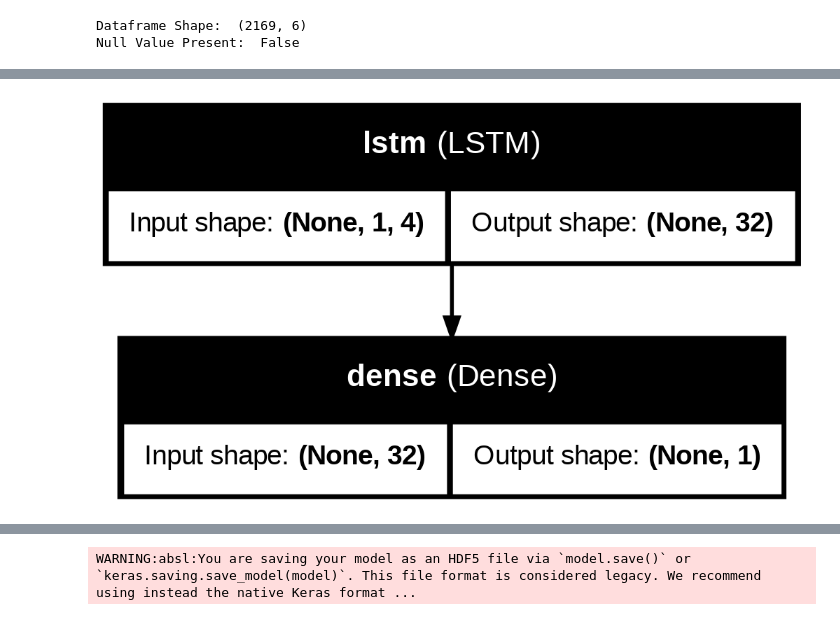
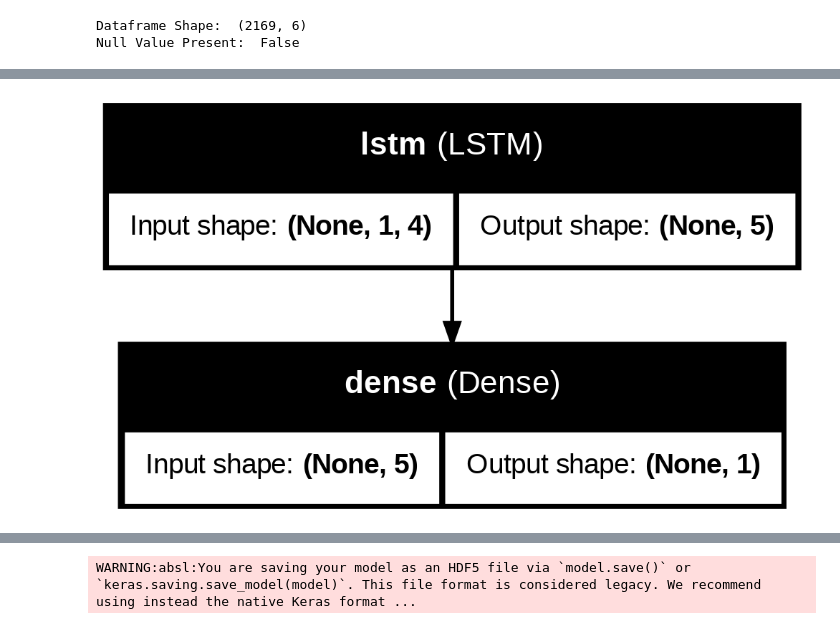
Before and after one commit to aayushborkar14/DQN-FinSearch, a Jupyter notebook: LSTM/lstm_finsearch.ipynb, the cells around one changed output, grey strips where cells are left out. Saved outputs shown, nothing was run; the diff lists cells and outputs as text; code cells hidden in the pictures.

```diff
--- a/LSTM/lstm_finsearch.ipynb
+++ b/LSTM/lstm_finsearch.ipynb
@@ -55,7 +55,9 @@ output_var = pd.DataFrame(df['Close'])
 #Selecting the Features
 features = ['Open', 'High', 'Low', 'Volume']
 # %%
-scaler = MinMaxScaler()
-feature_transform = scaler.fit_transform(df[features])
-feature_transform= pd.DataFrame(columns=features, data=feature_transform, index=df.index)
-feature_transform.head()
+scaler_X = MinMaxScaler()
+feature_transform = scaler_X.fit_transform(df[features])
+feature_transform = pd.DataFrame(columns=features, data=feature_transform, index=df.index)
+
+scaler_Y = MinMaxScaler()
+output_var_scaled = scaler_Y.fit_transform(output_var)
@@ -85,10 +71,10 @@ testX = np.array(X_test)
 X_train = trainX.reshape(X_train.shape[0], 1, X_train.shape[1])
 X_test = testX.reshape(X_test.shape[0], 1, X_test.shape[1])
 # %%
-lstm = Sequential()
-lstm.add(LSTM(32, input_shape=(1, trainX.shape[1]), activation='relu', return_sequences=False))
-lstm.add(Dense(1))
-lstm.compile(loss='mean_squared_error', optimizer='adam')
-plot_model(lstm, show_shapes=True, show_layer_names=True)
+lstm_model = Sequential()
+lstm_model.add(LSTM(5, input_shape=(1, trainX.shape[1])))
+lstm_model.add(Dense(1))
+lstm_model.compile(loss='mean_squared_error', optimizer='RMSProp')
+plot_model(lstm_model, to_file='model.png', show_shapes=True, show_layer_names=True)
 # %% [output]
-[figure, old version]
+[figure, new version]
```
Also changed, not shown: parts of 15 cells of this notebook, 2 other files.
